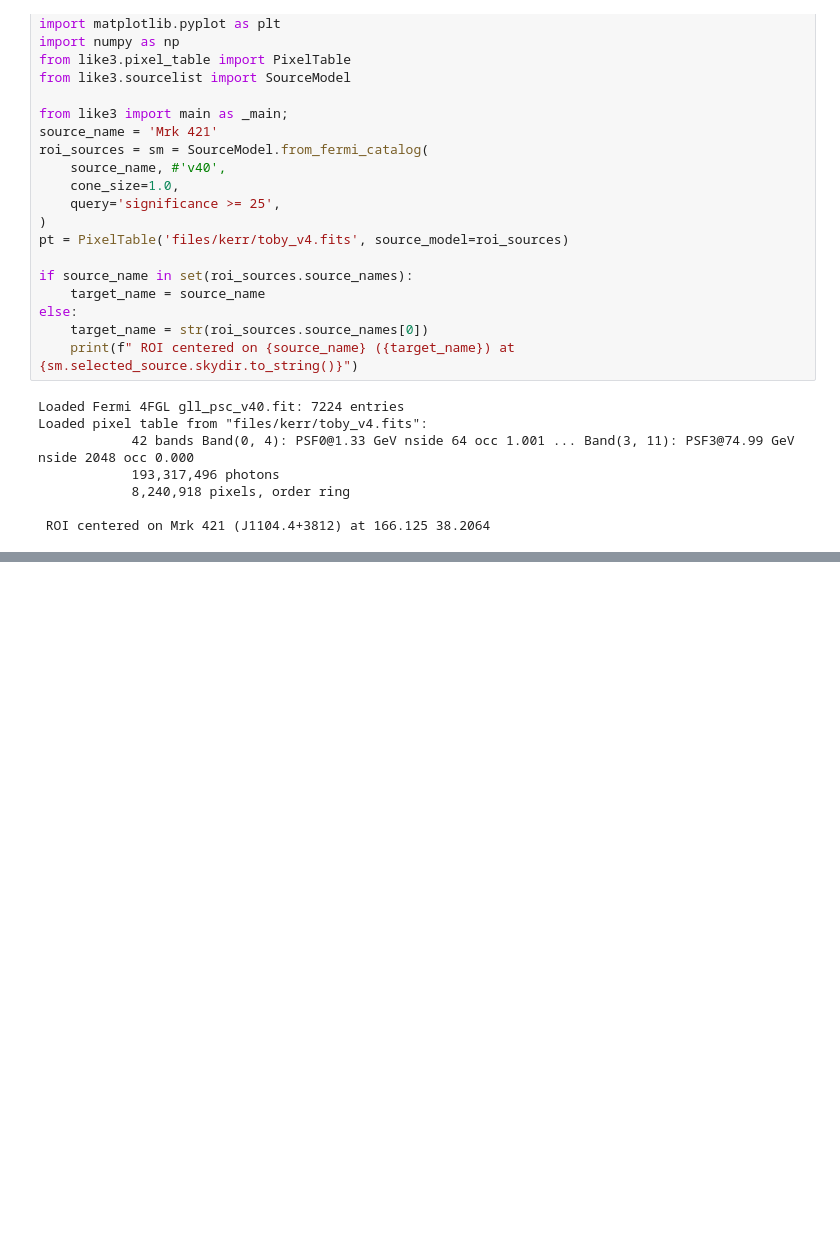
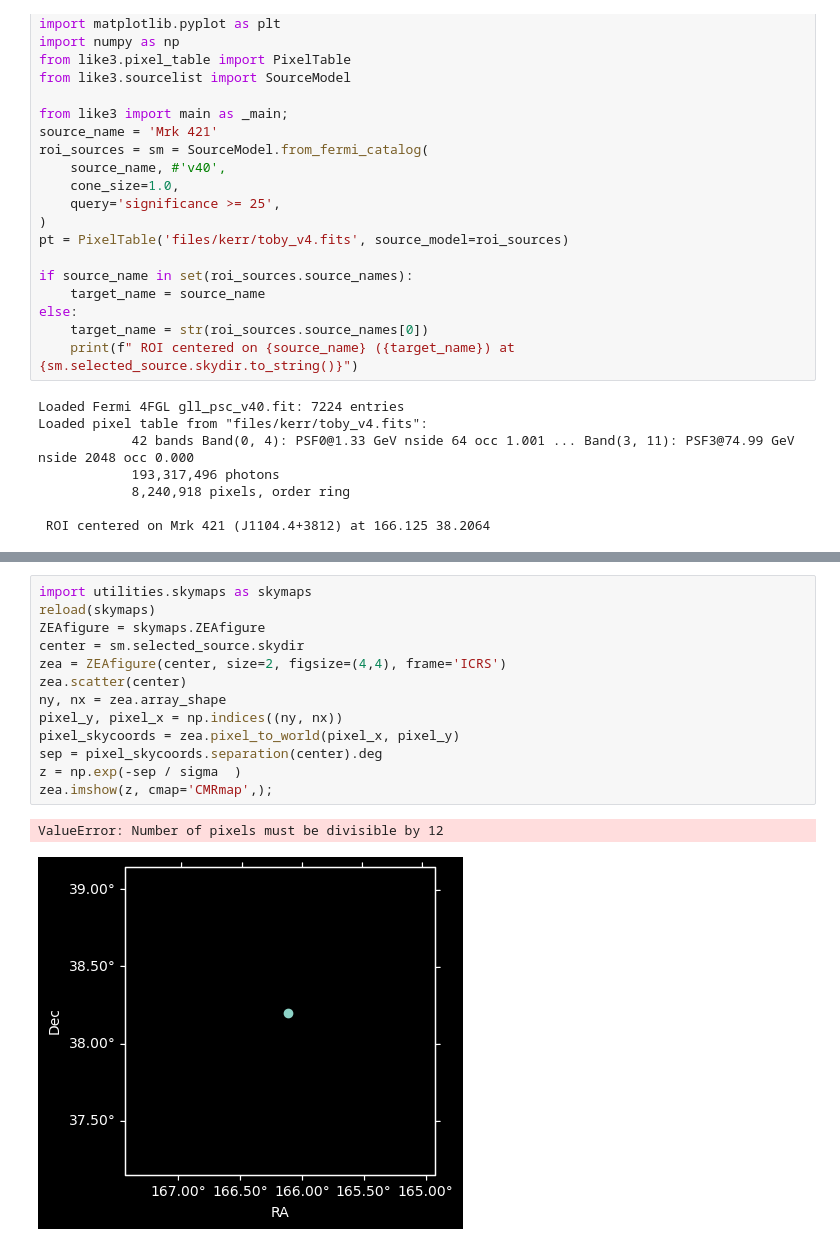
Before and after one commit to tburnett/kerr-diffuse, a Jupyter notebook: notebooks/localization/mrk_421.ipynb, the cells around one changed output, grey strips where cells are left out. Saved outputs shown, nothing was run; the diff lists cells and outputs as text; blank space fills up the shorter version.

```diff
--- a/notebooks/localization/mrk_421.ipynb
+++ b/notebooks/localization/mrk_421.ipynb
@@ -268,0 +64,16 @@ loc.localize()
+# %%
+import utilities.skymaps as skymaps
+reload(skymaps)
+ZEAfigure = skymaps.ZEAfigure
+center = sm.selected_source.skydir
+zea = ZEAfigure(center, size=2, figsize=(4,4), frame='ICRS')
+zea.scatter(center)
+ny, nx = zea.array_shape
+pixel_y, pixel_x = np.indices((ny, nx))
+pixel_skycoords = zea.pixel_to_world(pixel_x, pixel_y)
+sep = pixel_skycoords.separation(center).deg
+z = np.exp(-sep / sigma  )
+zea.imshow(z, cmap='CMRmap',);
+# %% [output]
+ValueError: Number of pixels must be divisible by 12
+[figure, added]
```
Also changed, not shown: parts of 10 cells of this notebook, 10 other files.
